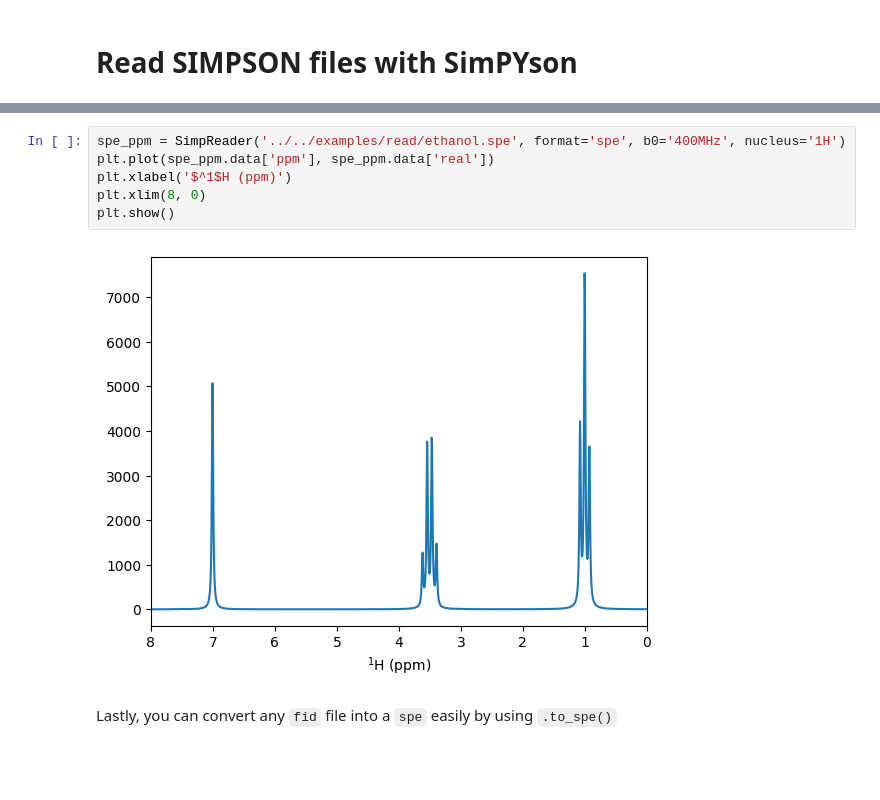
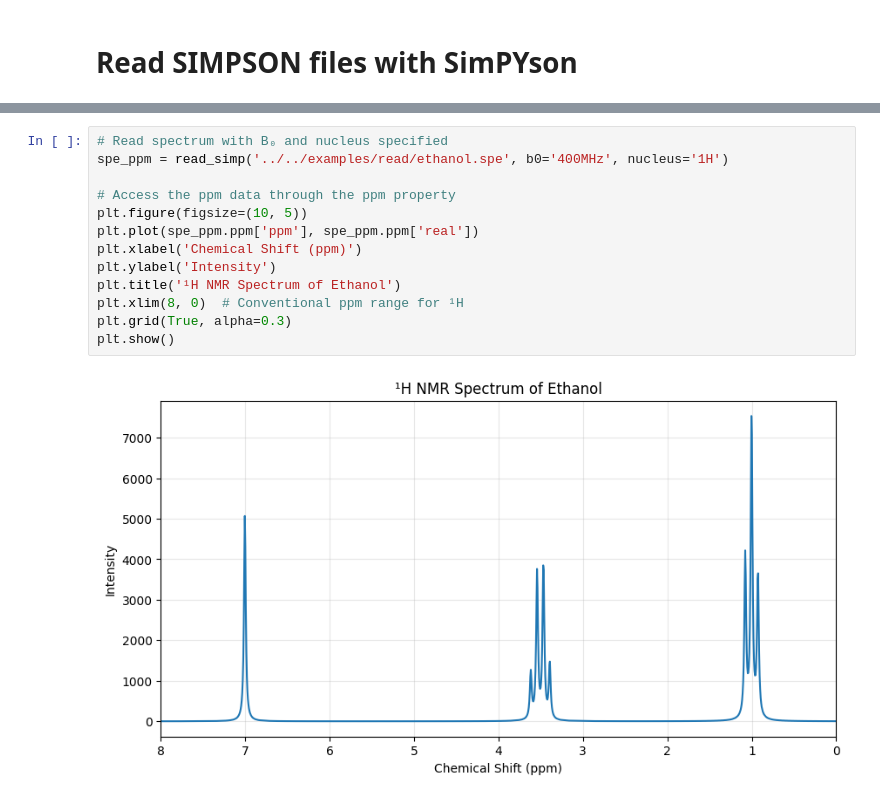
Before and after one commit to carlosbornes/simpyson, a Jupyter notebook: docs/user_guide/read_files.ipynb, the cells around one changed output, grey strips where cells are left out. Cells and saved outputs as stored; diff of their text form; blank space fills up the shorter version.

```diff
--- a/docs/user_guide/read_files.ipynb
+++ b/docs/user_guide/read_files.ipynb
@@ -77,10 +110,15 @@ The data can be converted from frequency (Hz) to ppm by providing the external m
 # %%
-spe_ppm = SimpReader('../../examples/read/ethanol.spe', format='spe', b0='400MHz', nucleus='1H')
-plt.plot(spe_ppm.data['ppm'], spe_ppm.data['real'])
-plt.xlabel('$^1$H (ppm)')
-plt.xlim(8, 0)
+# Read spectrum with B₀ and nucleus specified
+spe_ppm = read_simp('../../examples/read/ethanol.spe', b0='400MHz', nucleus='1H')
+
+# Access the ppm data through the ppm property
+plt.figure(figsize=(10, 5))
+plt.plot(spe_ppm.ppm['ppm'], spe_ppm.ppm['real'])
+plt.xlabel('Chemical Shift (ppm)')
+plt.ylabel('Intensity')
+plt.title('¹H NMR Spectrum of Ethanol')
+plt.xlim(8, 0)  # Conventional ppm range for ¹H
+plt.grid(True, alpha=0.3)
 plt.show()
 # %% [output]
-[figure, old version]
+[figure, new version]
-# %% [markdown]
-Lastly, you can convert any `fid` file into a `spe` easily by using `.to_spe()`
```
Also changed, not shown: parts of 27 cells of this notebook, 6 other files.
